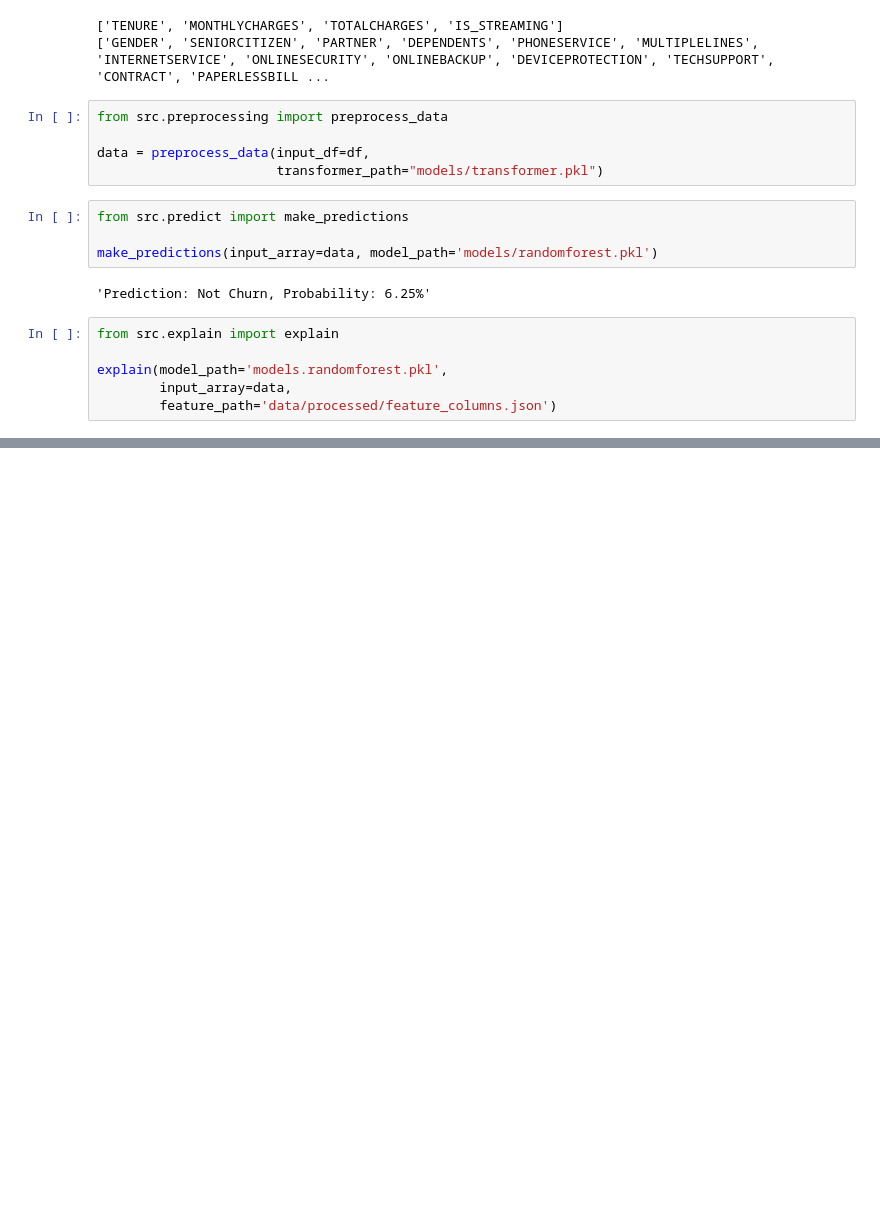
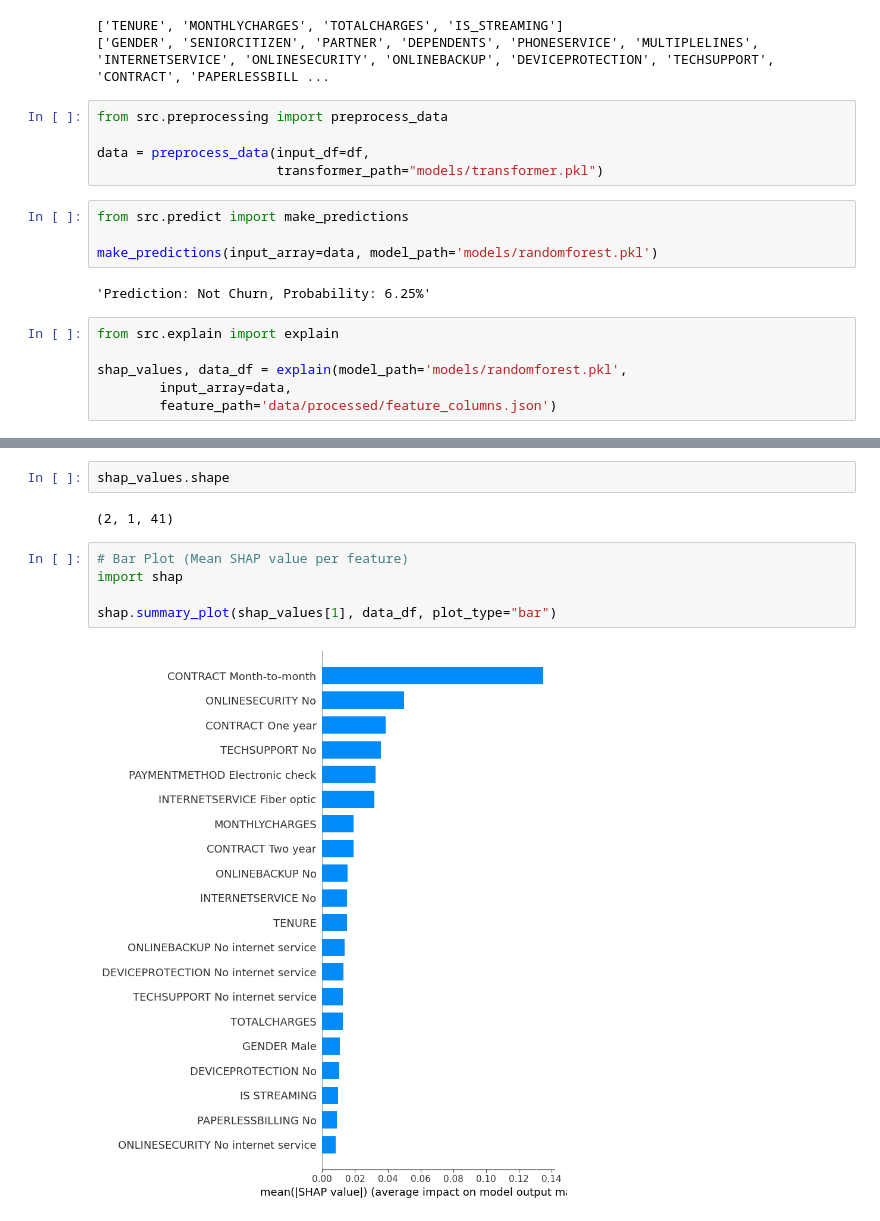
Before and after one commit to kuldeepguptahub/customerchurn, a Jupyter notebook: test.ipynb, the cells around one changed output, grey strips where cells are left out. Drawn from its saved outputs; the diff is of its cells as text; blank space fills up the shorter version.

```diff
--- a/test.ipynb
+++ b/test.ipynb
@@ -71,6 +71,6 @@ make_predictions(input_array=data, model_path='models/randomforest.pkl')
 # %%
 from src.explain import explain
 
-explain(model_path='models.randomforest.pkl',
+shap_values, data_df = explain(model_path='models/randomforest.pkl',
         input_array=data,
         feature_path='data/processed/feature_columns.json')
@@ -85,0 +77,11 @@ explain(model_path='models.randomforest.pkl',
+# %%
+shap_values.shape
+# %% [output]
+(2, 1, 41)
+# %%
+# Bar Plot (Mean SHAP value per feature)
+import shap
+
+shap.summary_plot(shap_values[1], data_df, plot_type="bar")
+# %% [output]
+[figure, added]
```
Also changed, not shown: parts of 1 cell of this notebook.
